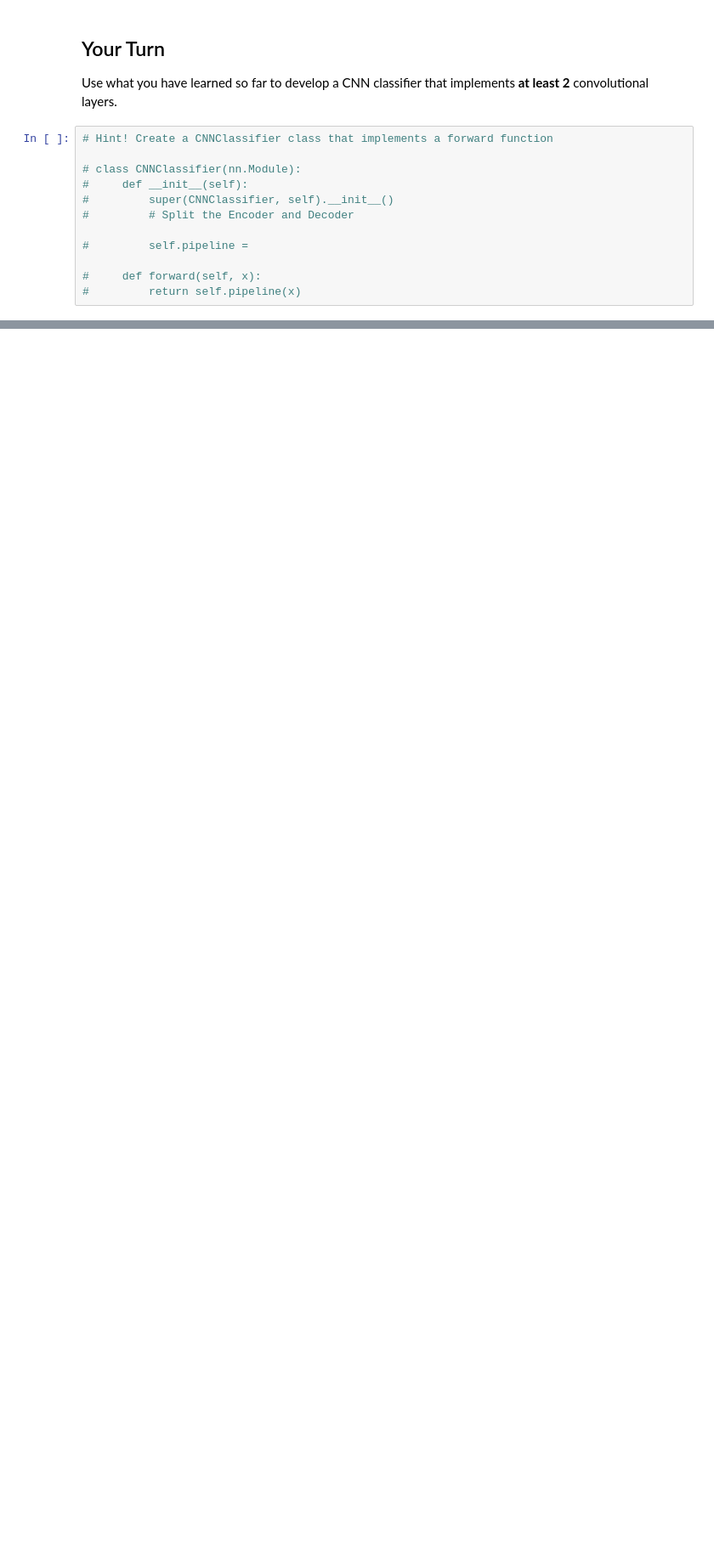
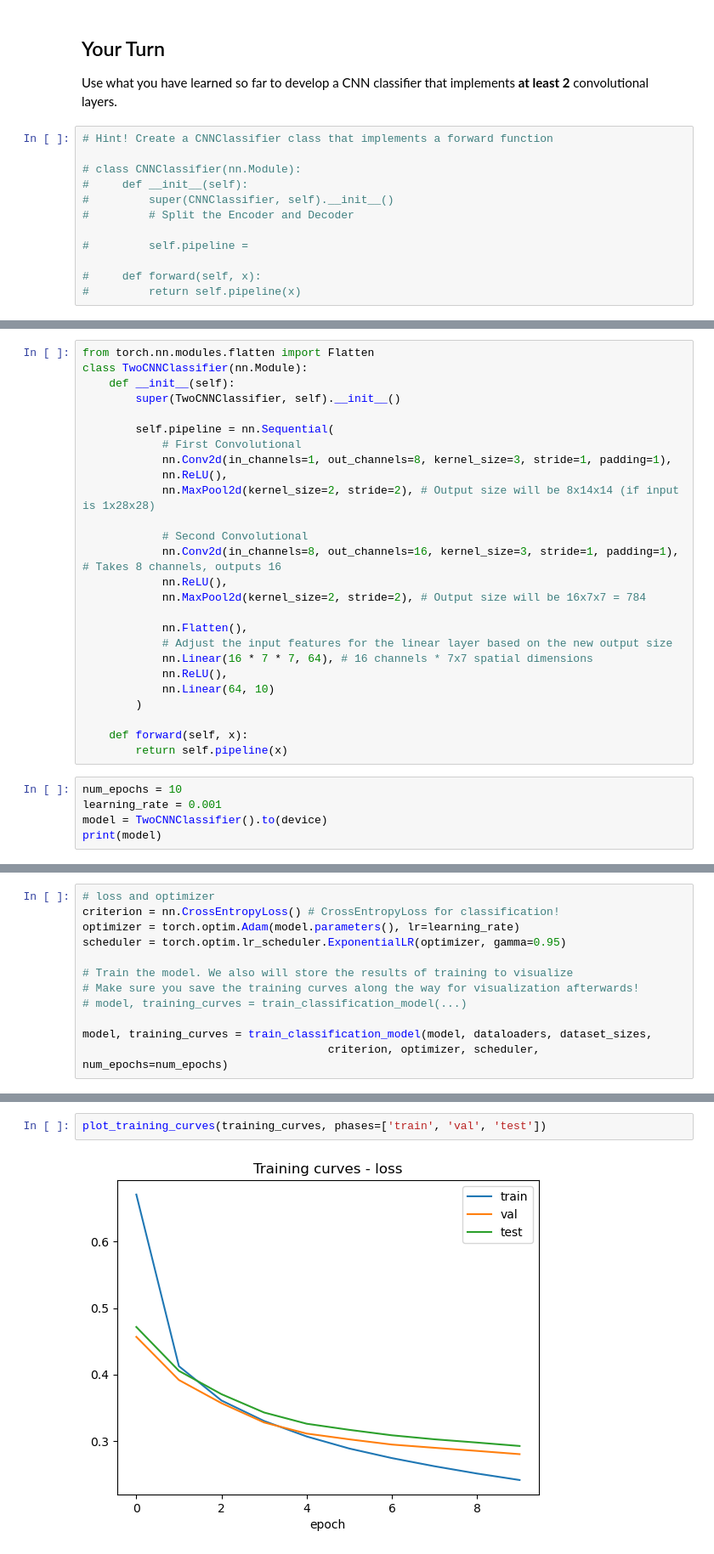
Before and after one commit to abrange/mit-deeplearning, a Jupyter notebook: module_4/Deep_Learning_Mastering_Neural_Networks_Module_4_Assignment.ipynb, the cells around one changed output, grey strips where cells are left out. Shown at 85% size. Drawn from its saved outputs; the diff is of its cells as text; blank space fills up the shorter version.

Commit message:
pre complete Module 4 assignments

```diff
--- a/module_4/Deep_Learning_Mastering_Neural_Networks_Module_4_Assignment.ipynb
+++ b/module_4/Deep_Learning_Mastering_Neural_Networks_Module_4_Assignment.ipynb
@@ -203,0 +330,31 @@ Additionally, try re-training your network with dropout included. Does this help
+# %%
+from torch.nn.modules.flatten import Flatten
+class TwoCNNClassifier(nn.Module):
+    def __init__(self):
+        super(TwoCNNClassifier, self).__init__()
+
+        self.pipeline = nn.Sequential(
+            # First Convolutional
+            nn.Conv2d(in_channels=1, out_channels=8, kernel_size=3, stride=1, padding=1),
+            nn.ReLU(),
+            nn.MaxPool2d(kernel_size=2, stride=2), # Output size will be 8x14x14 (if input is 1x28x28)
+
+            # Second Convolutional
+            nn.Conv2d(in_channels=8, out_channels=16, kernel_size=3, stride=1, padding=1), # Takes 8 channels, outputs 16
+            nn.ReLU(),
+            nn.MaxPool2d(kernel_size=2, stride=2), # Output size will be 16x7x7 = 784
+
+            nn.Flatten(),
+            # Adjust the input features for the linear layer based on the new output size
+            nn.Linear(16 * 7 * 7, 64), # 16 channels * 7x7 spatial dimensions
+            nn.ReLU(),
+            nn.Linear(64, 10)
+        )
+
+    def forward(self, x):
+        return self.pipeline(x)
+# %%
+num_epochs = 10
+learning_rate = 0.001
+model = TwoCNNClassifier().to(device)
+print(model)
@@ -203,0 +376,12 @@ Additionally, try re-training your network with dropout included. Does this help
+# %%
+# loss and optimizer
+criterion = nn.CrossEntropyLoss() # CrossEntropyLoss for classification!
+optimizer = torch.optim.Adam(model.parameters(), lr=learning_rate)
+scheduler = torch.optim.lr_scheduler.ExponentialLR(optimizer, gamma=0.95)
+
+# Train the model. We also will store the results of training to visualize
+# Make sure you save the training curves along the way for visualization afterwards!
+# model, training_curves = train_classification_model(...)
+
+model, training_curves = train_classification_model(model, dataloaders, dataset_sizes,
+                                     criterion, optimizer, scheduler, num_epochs=num_epochs)
@@ -203,0 +406,4 @@ Additionally, try re-training your network with dropout included. Does this help
+# %%
+plot_training_curves(training_curves, phases=['train', 'val', 'test'])
+# %% [output]
+[figure, added]
```
Also changed, not shown: parts of 29 cells of this notebook, 2 other files.
